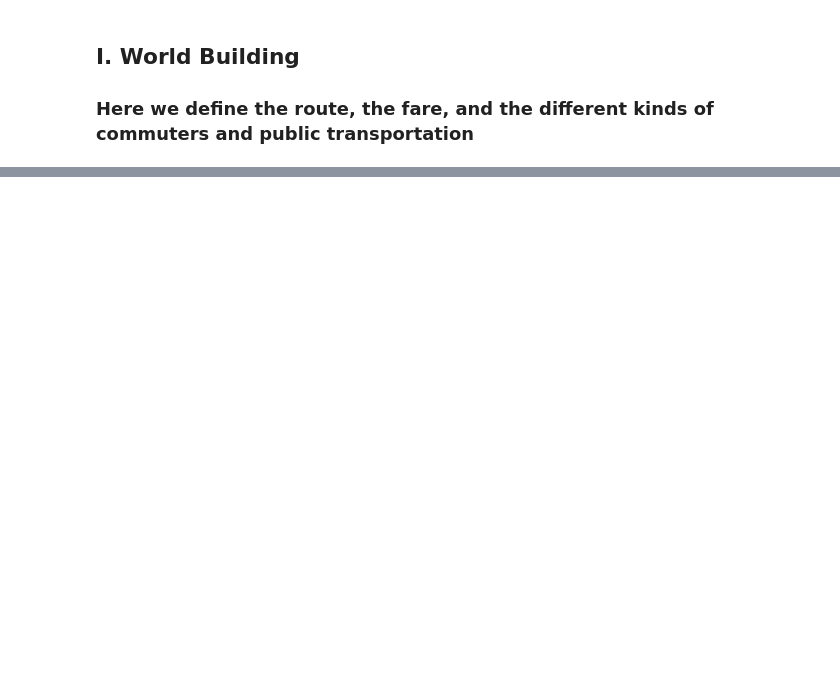
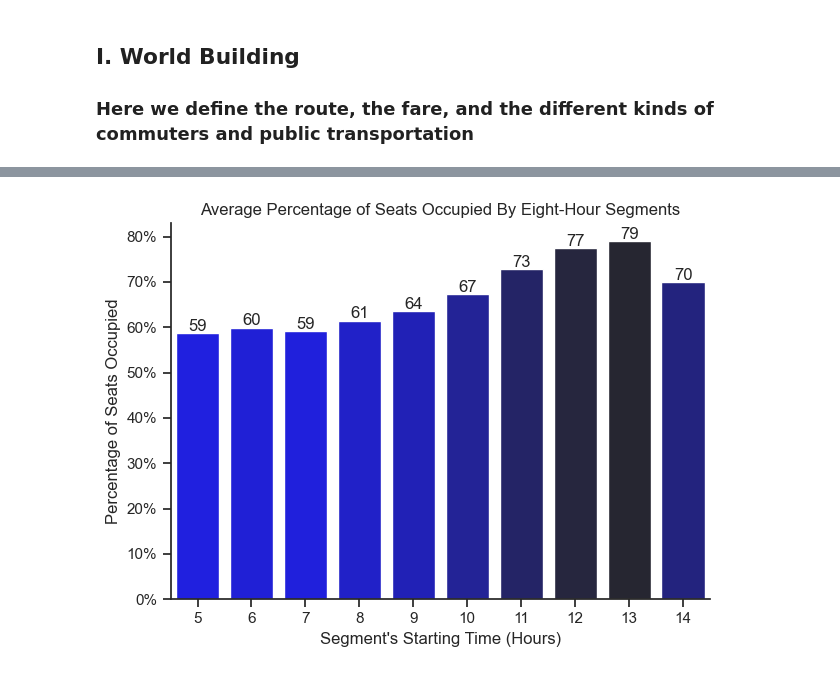
Before and after one commit to JLGAfrica/Python_Projects, a Jupyter notebook: Samples/2_Efficient_Transportation_v2.ipynb, the cells around one changed output, grey strips where cells are left out. Saved outputs shown, nothing was run; the diff lists cells and outputs as text; code cells hidden in the pictures; blank space fills up the shorter version.

```diff
--- a/Samples/2_Efficient_Transportation_v2.ipynb
+++ b/Samples/2_Efficient_Transportation_v2.ipynb
@@ -489,3 +598,19 @@ fig.tight_layout()
+# %%
+# Visualizing the minimum number of vehicles needed per hour
+sns.set_theme(style = 'ticks')
+sns.barplot(data = average_per_segment, x = average_per_segment.index, y = 'average', hue = 'average', palette = 'dark:blue_r', legend = False)
+sns.despine()
+plt.xlabel("Segment's Starting Time (Hours)")
+plt.ylabel('Percentage of Seats Occupied')
+plt.title('Average Percentage of Seats Occupied By Eight-Hour Segments')
+plt.gca().yaxis.set_major_formatter(mticker.PercentFormatter(1))
+
+for i, value in enumerate(average_per_segment['average'].values.tolist()):
+    plt.text(i, value + 0.005, f'{round(value * 100)}', ha = 'center')
+
+plt.tight_layout()
+# %% [output]
+[figure, added]
 # %%
 sns.set_theme(style = 'ticks')
 sns.barplot(data = average_capacity, x = 'Schedule', y = 'Average Capacity', hue = 'Average Capacity', palette = 'dark:b', legend = False)
```
Also changed, not shown: parts of 16 cells of this notebook, 1 other file.
